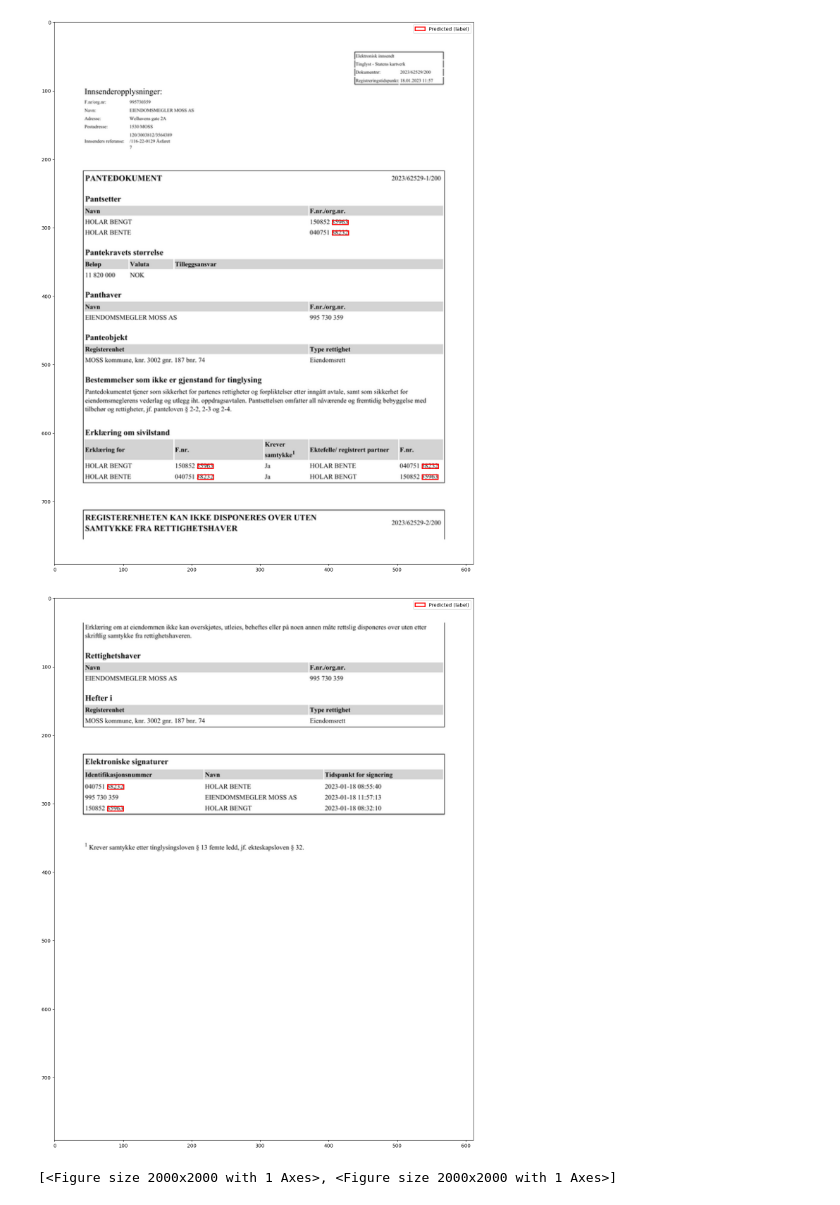
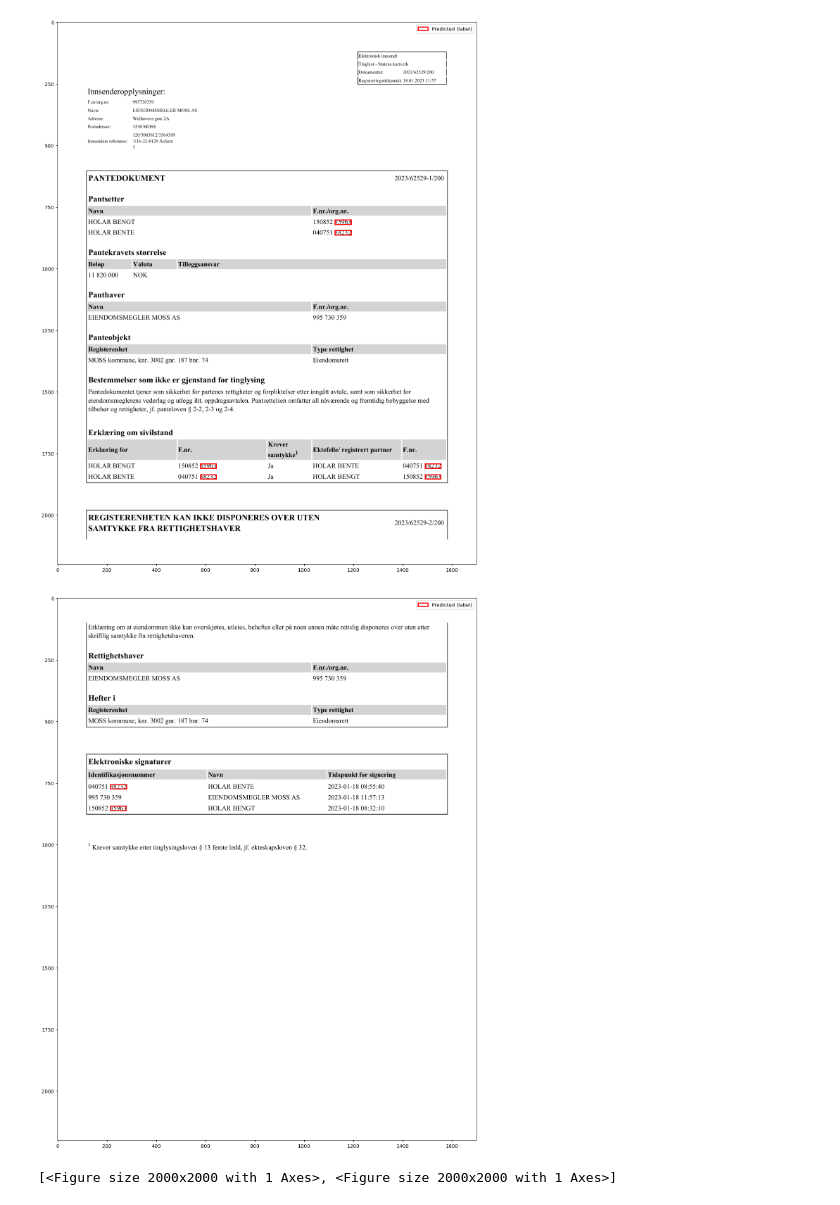
Before and after one commit to kartverket/dokumentbestilling-smart-sladding, a Jupyter notebook: tester.ipynb, the cells around one changed output. Drawn from its saved outputs; the diff is of its cells as text; code cells hidden in the pictures.

Commit message:
cleaned up in model_main and model_utils and moved functiosn not used to evaluation_utils

```diff
--- a/tester.ipynb
+++ b/tester.ipynb
@@ -6,6 +6,6 @@ aar = "2023"
 id = "62529"
 embete = "200"
 
-images, predicted_boxes, responses, dimensions, ratio = model_main.inference(aar, id, embete)
+images, predicted_boxes, json_responses, dimension = model_main.inference(aar, id, embete)
 # %% [output]
 PDF downloaded successfully.
@@ -42,10 +41,10 @@ def scale_images(images, ratio):
 
     return scaled_images
 # %%
-images = scale_images(images, ratio)
+
 
 evaluation_utils.visualize_bounding_boxes(images, [], predicted_boxes, show=True)
 # %% [output]
-[figure, old version]
+[figure, new version]
-[figure, old version]
+[figure, new version]
 [<Figure size 2000x2000 with 1 Axes>, <Figure size 2000x2000 with 1 Axes>]
```
Also changed, not shown: parts of 2 cells of this notebook, 3 other files.
